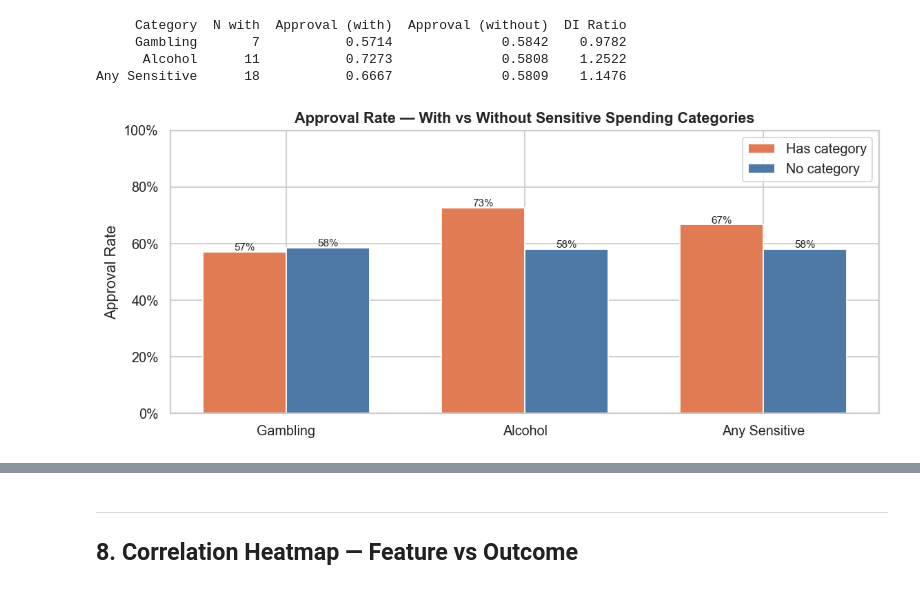
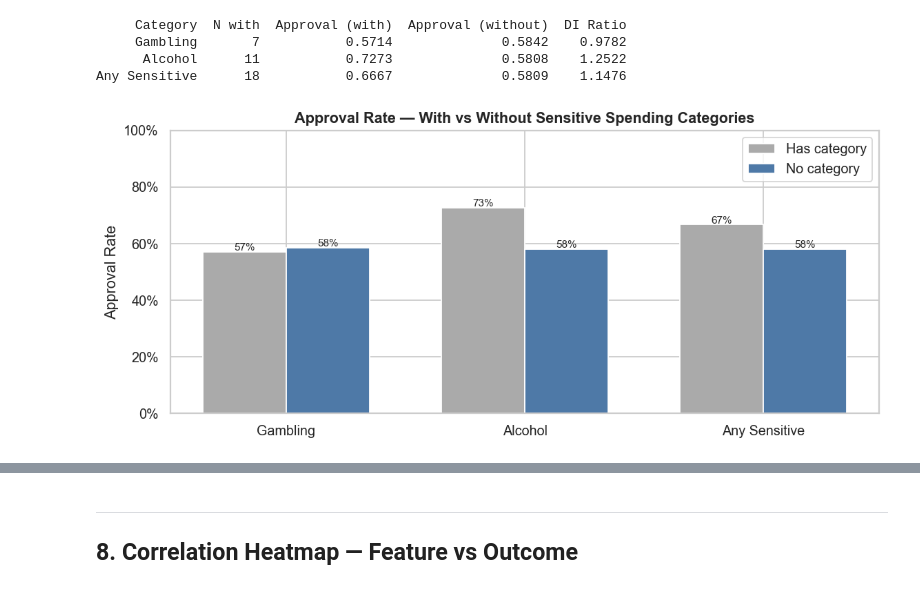
Before and after one commit to Miguel-teixeira04/dego-project-team11, a Jupyter notebook: notebooks/02-bias-analysis.ipynb, the cells around one changed output, grey strips where cells are left out. Drawn from its saved outputs; the diff is of its cells as text; code cells hidden in the pictures.

```diff
--- a/notebooks/02-bias-analysis.ipynb
+++ b/notebooks/02-bias-analysis.ipynb
@@ -106,0 +37,24 @@ Working dataset: 500 records
+# %%
+import os
+CLEAN_PATH = '../data/clean_credit_applications.csv'
+RAW_PATH   = '../data/raw_credit_applications.json'
+
+df = pd.read_csv(CLEAN_PATH)
+df['date_of_birth'] = pd.to_datetime(df['date_of_birth'], errors='coerce')
+
+# spend_categories was dropped from the CSV (it's a list column),
+# so we re-attach it from the raw JSON — it's the only thing we need raw for
+with open(RAW_PATH) as f:
+    raw = json.load(f)
+
+id_to_cats = {
+    r['_id']: [s.get('category') for s in (r.get('spending_behavior') or [])]
+    for r in raw
+}
+df['spend_categories'] = df['_id'].map(id_to_cats)
+df['has_gambling']  = df['spend_categories'].apply(lambda c: 'Gambling' in c)
+df['has_alcohol']   = df['spend_categories'].apply(lambda c: 'Alcohol'  in c)
+df['has_sensitive'] = df['has_gambling'] | df['has_alcohol']
+
+print(f'Loaded {len(df)} records')
+print(f'Columns: {list(df.columns)}')
@@ -206,7 +167,7 @@ approved_counts = [gender_stats.loc['Male','approved'], gender_stats.loc['Female
 denied_counts   = [gender_stats.loc['Male','total']-gender_stats.loc['Male','approved'],
                    gender_stats.loc['Female','total']-gender_stats.loc['Female','approved']]
 
-b1 = axes[0].bar(x - width/2, approved_counts, width, label='Approved', color="#616861", edgecolor='white')
+b1 = axes[0].bar(x - width/2, approved_counts, width, label='Approved', color="#dbd2cf", edgecolor='white')
 b2 = axes[0].bar(x + width/2, denied_counts,   width, label='Denied',   color="#E07A7A", edgecolor='white')
 axes[0].set_xticks(x)
 axes[0].set_xticklabels(['Male', 'Female'])
@@ -219,7 +180,7 @@ for b in list(b1) + list(b2):
 
 # ── right: approval rate bars with DI threshold line
 rates = [male_rate, female_rate]
-bar_colors = ["#cddae9", "#f4cfe6"]
+bar_colors = ["#cddae9", "#ae96a5"]
 bars = axes[1].bar(['Male','Female'], rates, color=bar_colors, width=0.4, edgecolor='white')
 for b, v in zip(bars, rates):
     axes[1].text(b.get_x()+b.get_width()/2, v+0.005,
@@ -304,7 +271,7 @@ fig, axes = plt.subplots(1, 2, figsize=(12, 4.5))
 # ── approval rate by cohort
 cohort_labels = age_stats.index.tolist()
 rates         = age_stats['approval_rate'].values
-bar_cols      = ['#e07b54' if r < 0.8*rates.max() else '#4e79a7' for r in rates]
+bar_cols      = ["#dbd2cf" if r < 0.8*rates.max() else '#4e79a7' for r in rates]
 
 bars = axes[0].bar(cohort_labels, rates, color=bar_cols, edgecolor='white')
 axes[0].axhline(rates.max()*0.8, color='red', linestyle='--', linewidth=1.5,
@@ -322,11 +289,11 @@ axes[0].legend(fontsize=8)
 # ── age distribution approved vs denied
 approved_ages = df_age[df_age['loan_approved']==True]['age'].dropna()
 denied_ages   = df_age[df_age['loan_approved']==False]['age'].dropna()
-axes[1].hist(approved_ages, bins=20, alpha=0.6, color='#59a14f', label=f'Approved (n={len(approved_ages)})')
-axes[1].hist(denied_ages,   bins=20, alpha=0.6, color='#e07b54', label=f'Denied (n={len(denied_ages)})')
+axes[1].hist(approved_ages, bins=20, alpha=0.6, color="#80977d", label=f'Approved (n={len(approved_ages)})')
+axes[1].hist(denied_ages,   bins=20, alpha=0.6, color="#f1af95", label=f'Denied (n={len(denied_ages)})')
 axes[1].axvline(approved_ages.mean(), color='#2d6e30', linestyle='--', linewidth=1.5,
                 label=f'Approved mean: {approved_ages.mean():.1f}')
-axes[1].axvline(denied_ages.mean(),   color='#a33020', linestyle='--', linewidth=1.5,
+axes[1].axvline(denied_ages.mean(),   color="#dbd2cf", linestyle='--', linewidth=1.5,
                 label=f'Denied mean: {denied_ages.mean():.1f}')
 axes[1].set_title('Age Distribution — Approved vs Denied', fontweight='bold')
 axes[1].set_xlabel('Age (years)')
@@ -495,7 +474,7 @@ female_rates = [interaction[(interaction['gender']=='Female') & (interaction['ag
                 for b in labels]
 
 b1 = ax.bar(x - width/2, male_rates,   width, label='Male',   color='#4e79a7', edgecolor='white')
-b2 = ax.bar(x + width/2, female_rates, width, label='Female', color='#e07b54', edgecolor='white')
+b2 = ax.bar(x + width/2, female_rates, width, label='Female', color="#dbd2cf", edgecolor='white')
 
 for b, v in list(zip(b1, male_rates)) + list(zip(b2, female_rates)):
     ax.text(b.get_x()+b.get_width()/2, v+0.005,
@@ -660,20 +651,20 @@ Any Sensitive      18           0.6667              0.5809    1.1476
 # %%
 fig, ax = plt.subplots(figsize=(9, 4))
 x = np.arange(len(sensitive_df))
 w = 0.35
-b1 = ax.bar(x - w/2, sensitive_df['Approval (with)'],    w, label='Has category',    color='#e07b54', edgecolor='white')
+b1 = ax.bar(x - w/2, sensitive_df['Approval (with)'],    w, label='Has category',    color="#aaaaaa", edgecolor='white')
 b2 = ax.bar(x + w/2, sensitive_df['Approval (without)'], w, label='No category',     color='#4e79a7', edgecolor='white')
 ax.set_xticks(x)
 ax.set_xticklabels(sensitive_df['Category'])
 ax.set_ylabel('Approval Rate')
 ax.set_title('Approval Rate — With vs Without Sensitive Spending Categories', fontweight='bold')
 ax.set_ylim(0, 1)
 ax.yaxis.set_major_formatter(plt.FuncFormatter(lambda y,_: f'{y*100:.0f}%'))
 ax.legend()
 for b, v in list(zip(b1, sensitive_df['Approval (with)'])) + list(zip(b2, sensitive_df['Approval (without)'])):
     ax.text(b.get_x()+b.get_width()/2, v+0.005, f'{v*100:.0f}%', ha='center', fontsize=8.5)
 plt.tight_layout()
 plt.savefig('../data/fig_sensitive_spending.png', dpi=130)
 plt.show()
 # %% [output]
-[figure, old version]
+[figure, new version]
```
Also changed, not shown: parts of 16 cells of this notebook.
